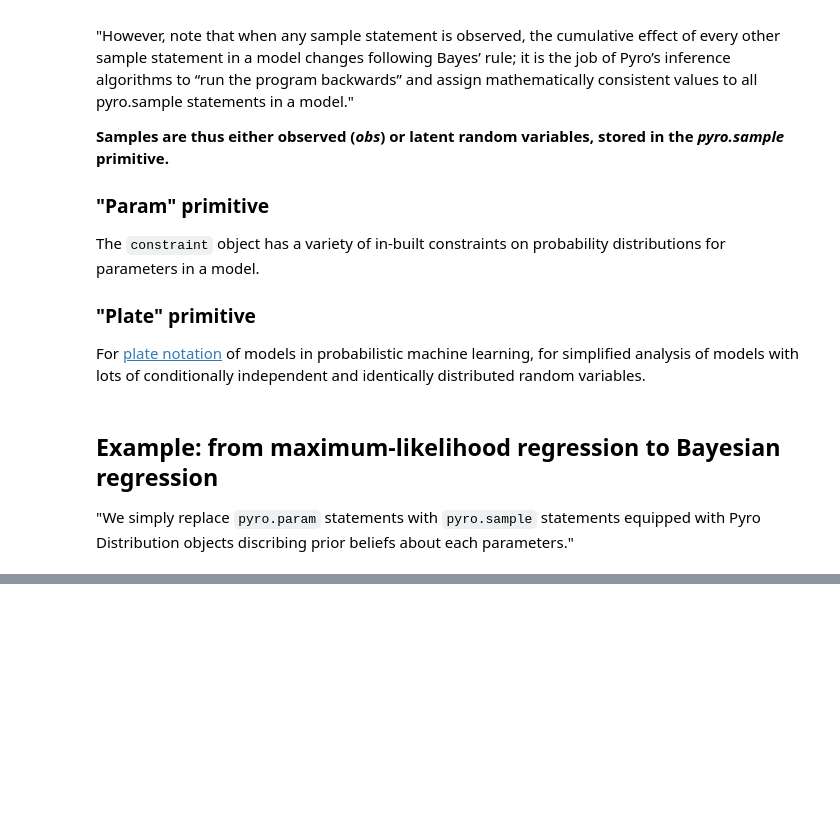
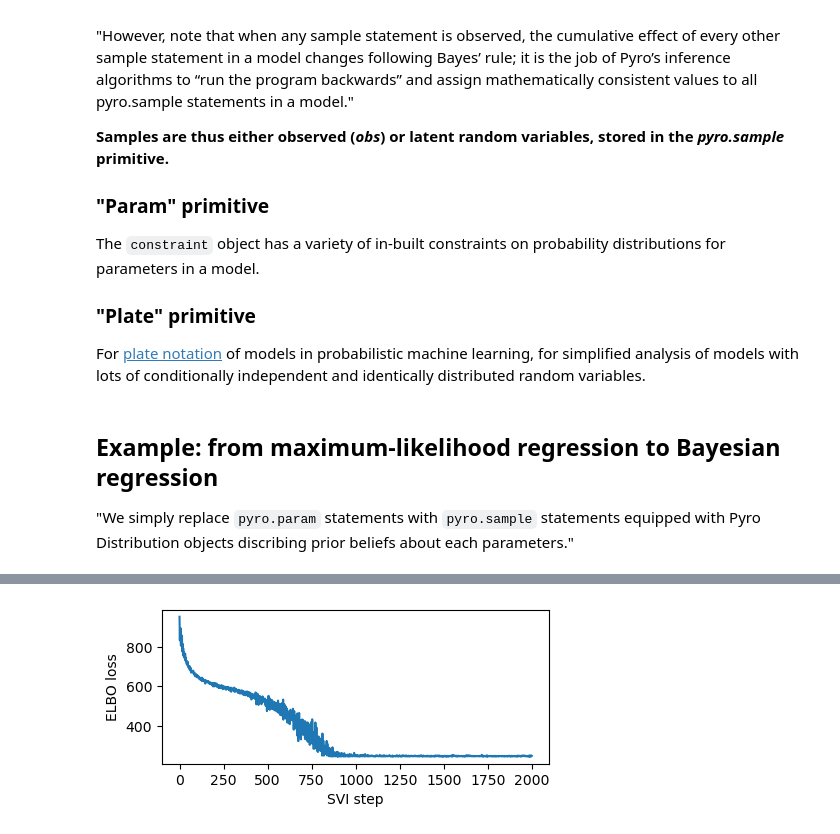
Before and after one commit to krademaker/Pyro, a Jupyter notebook: notebooks/intro_long.ipynb, the cells around one changed output, grey strips where cells are left out. Saved outputs shown, nothing was run; the diff lists cells and outputs as text; code cells hidden in the pictures; blank space fills up the shorter version.

```diff
--- a/notebooks/intro_long.ipynb
+++ b/notebooks/intro_long.ipynb
@@ -185,0 +349,35 @@ pyro.render_model(model, model_args=(is_cont_africa, ruggedness, log_gdp), rende
+# %%
+%%time
+pyro.clear_param_store()
+mvn_guide = pyro.infer.autoguide.AutoMultivariateNormal(model)
+svi = pyro.infer.SVI(model,
+                     mvn_guide,
+                     pyro.optim.Adam({"lr": 0.02}),
+                     pyro.infer.Trace_ELBO())
+
+losses = []
+for step in range(2000 if not smoke_test else 2):
+    loss = svi.step(is_cont_africa, ruggedness, log_gdp)
+    losses.append(loss)
+    if step % 100 == 0:
+        logging.info("Elbo loss: {}".format(loss))
+
+plt.figure(figsize=(5, 2))
+plt.plot(losses)
+plt.xlabel("SVI step")
+plt.ylabel("ELBO loss")
+
+with pyro.plate("samples", 800, dim=-1):
+    mvn_samples = mvn_guide(is_cont_africa, ruggedness)
+
+mvn_gamma_within_africa = mvn_samples["bR"] + mvn_samples["bAR"]
+mvn_gamma_outside_africa = mvn_samples["bR"]
+
+# Interface note: reuse guide samples for prediction by passing them to Predictive
+# via the posterior_samples keyword argument instead of passing the guide as above
+assert "obs" not in mvn_samples
+mvn_predictive = pyro.infer.Predictive(model, posterior_samples=mvn_samples)
+mvn_predictive_samples = mvn_predictive(is_cont_africa, ruggedness, log_gdp=None)
+
+mvn_gdp = mvn_predictive_samples["obs"]
+# %% [output]
@@ -185,0 +406 @@ pyro.render_model(model, model_args=(is_cont_africa, ruggedness, log_gdp), rende
+[figure, added]
```
Also changed, not shown: parts of 25 cells of this notebook.
